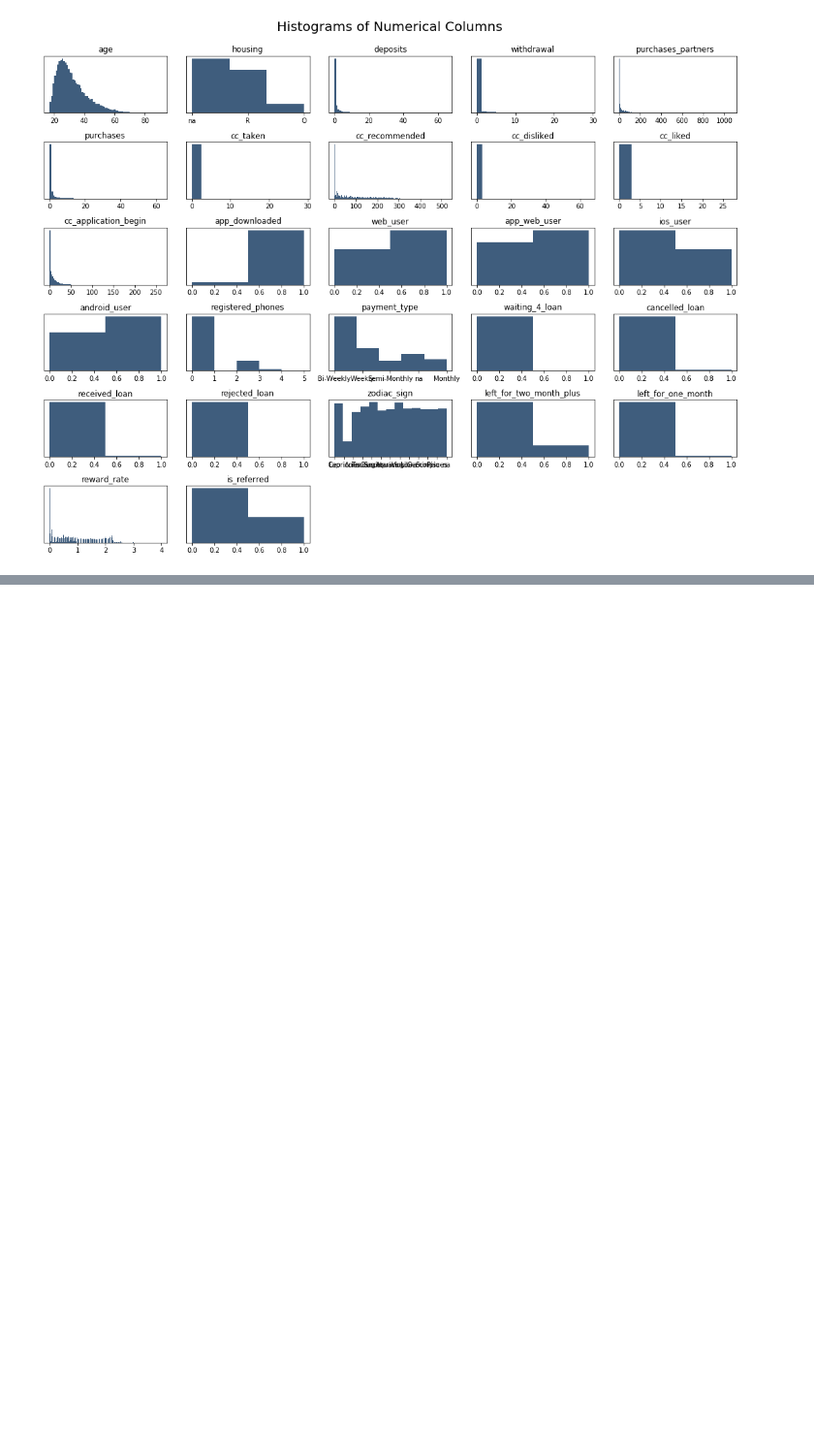
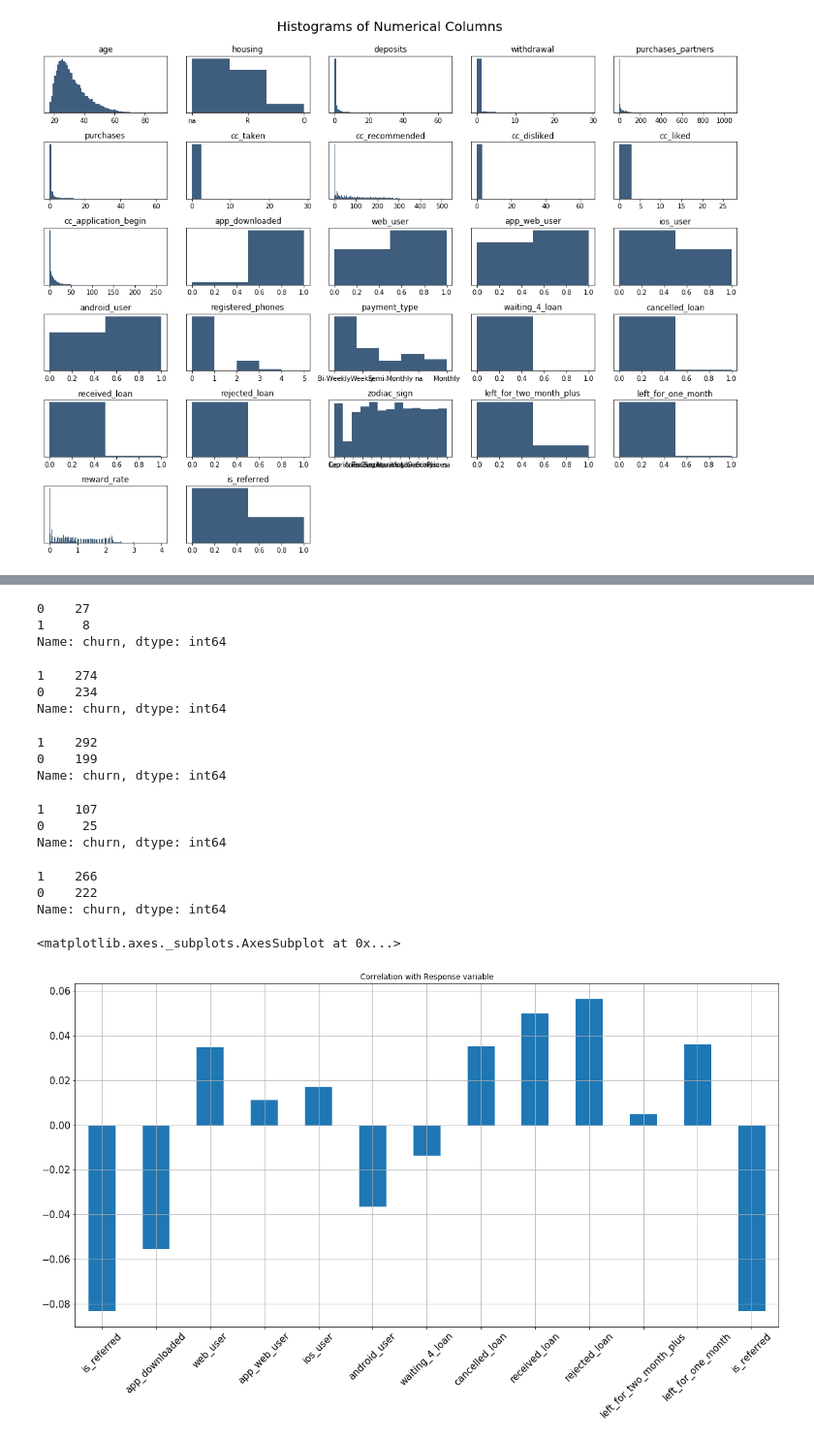
Before and after one commit to VishwasMore/machinelearning-case-studies, a Jupyter notebook: Subscription/minimizing-churn-rate.ipynb, the cells around one changed output, grey strips where cells are left out. Shown: that part at 97% size. Saved outputs shown, nothing was run; the diff lists cells and outputs as text; code cells hidden in the pictures; blank space fills up the shorter version.

```diff
--- a/Subscription/minimizing-churn-rate.ipynb
+++ b/Subscription/minimizing-churn-rate.ipynb
@@ -114,0 +138,42 @@ plt.tight_layout(rect=[0, 0.03, 1, 0.95])
+# %%
+# Exploring Uneven Features
+dataset[dataset2.waiting_4_loan == 1].churn.value_counts()
+# %% [output]
+0    27
+1     8
+Name: churn, dtype: int64
+# %%
+dataset[dataset2.cancelled_loan == 1].churn.value_counts()
+# %% [output]
+1    274
+0    234
+Name: churn, dtype: int64
+# %%
+dataset[dataset2.received_loan == 1].churn.value_counts()
+# %% [output]
+1    292
+0    199
+Name: churn, dtype: int64
+# %%
+dataset[dataset2.rejected_loan == 1].churn.value_counts()
+# %% [output]
+1    107
+0     25
+Name: churn, dtype: int64
+# %%
+dataset[dataset2.left_for_one_month == 1].churn.value_counts()
+# %% [output]
+1    266
+0    222
+Name: churn, dtype: int64
+# %%
+# Correlation with Response Variable
+dataset2.drop(columns = ['housing', 'payment_type',
+                         'registered_phones', 'zodiac_sign']
+    ).corrwith(dataset.churn).plot.bar(figsize=(20,10),
+              title = 'Correlation with Response variable',
+              fontsize = 15, rot = 45,
+              grid = True)
+# %% [output]
+<matplotlib.axes._subplots.AxesSubplot at 0x...>
+[figure, added]
```
Also changed, not shown: parts of 10 cells of this notebook.
